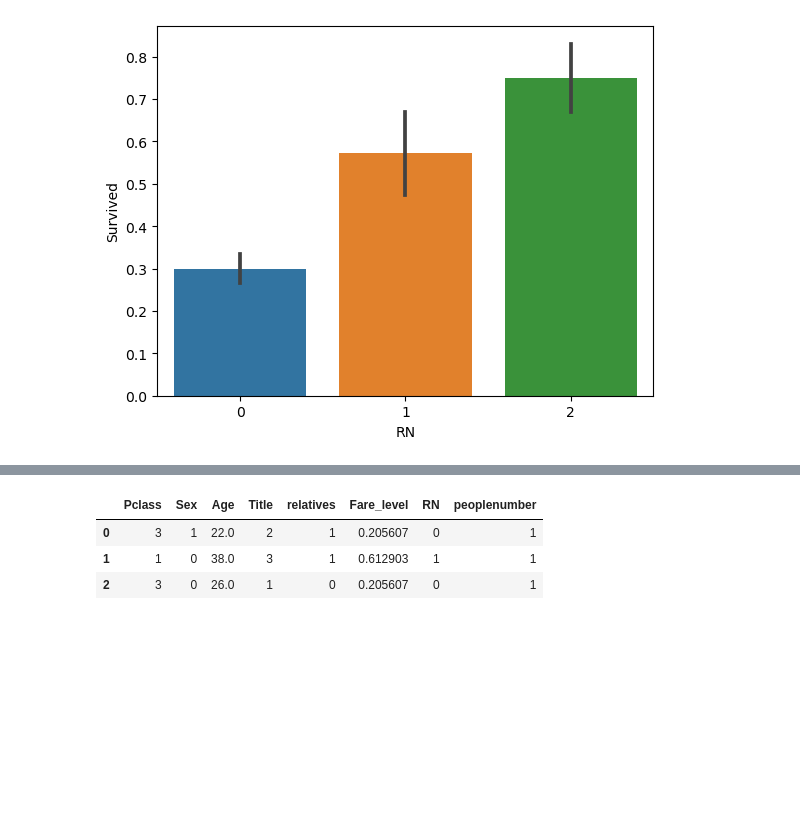
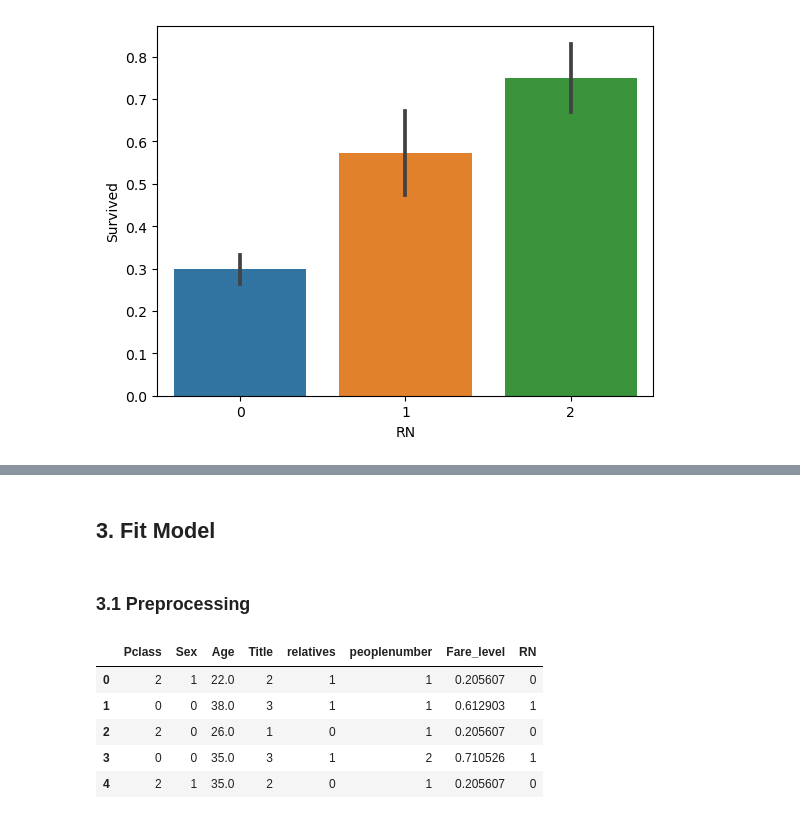
Before and after one commit to fatroll610/Kaggle-Projects, a Jupyter notebook: Kaggle_Titanic.ipynb, the cells around one changed output, grey strips where cells are left out. Cells and saved outputs as stored; diff of their text form; code cells hidden in the pictures; blank space fills up the shorter version.

```diff
--- a/Kaggle_Titanic.ipynb
+++ b/Kaggle_Titanic.ipynb
@@ -172,6 +287,3 @@ train['Fare_level'] = pd.cut(x = train['Fare'], bins = list_cut, labels = prob,
 test['Fare_level'] = pd.cut(x = test['Fare'], bins = list_cut, labels = prob, include_lowest = True, ordered = False)
 # %% [output]
 [figure]
-# %%
-train['Fare_level'] = train['Fare_level'].astype(float)
-test['Fare_level'] = test['Fare_level'].astype(float)
@@ -236 +343,5 @@ train.head(3)
+# %% [markdown]
+## 3. Fit Model
+# %% [markdown]
+### 3.1 Preprocessing
 # %%
@@ -245,3 +353,6 @@ cat_feature = ['Sex','Title']
+# %%
+cat_feature = ['Pclass','Sex','Title','RN']
+num_feature = ['Age','relatives','peoplenumber','Fare_level']
 # %%
 from sklearn.preprocessing import LabelEncoder
 l1=LabelEncoder()
@@ -249,9 +360,11 @@ for feature in cat_feature:
     train[feature]=l1.fit_transform(train[feature])
     test[feature]=l1.fit_transform(test[feature])
 # %%
-train.head(3)
+train.head(5)
 # %% [output]
-|  | Pclass | Sex | Age | Title | relatives | Fare_level | RN | peoplenumber |
-| 0 | 3 | 1 | 22.0 | 2 | 1 | 0.205607 | 0 | 1 |
-| 1 | 1 | 0 | 38.0 | 3 | 1 | 0.612903 | 1 | 1 |
-| 2 | 3 | 0 | 26.0 | 1 | 0 | 0.205607 | 0 | 1 |
+|  | Pclass | Sex | Age | Title | relatives | peoplenumber | Fare_level | RN |
+| 0 | 2 | 1 | 22.0 | 2 | 1 | 1 | 0.205607 | 0 |
+| 1 | 0 | 0 | 38.0 | 3 | 1 | 1 | 0.612903 | 1 |
+| 2 | 2 | 0 | 26.0 | 1 | 0 | 1 | 0.205607 | 0 |
+| 3 | 0 | 0 | 35.0 | 3 | 1 | 2 | 0.710526 | 1 |
+| 4 | 2 | 1 | 35.0 | 2 | 0 | 1 | 0.205607 | 0 |
```
Also changed, not shown: parts of 42 cells of this notebook.
